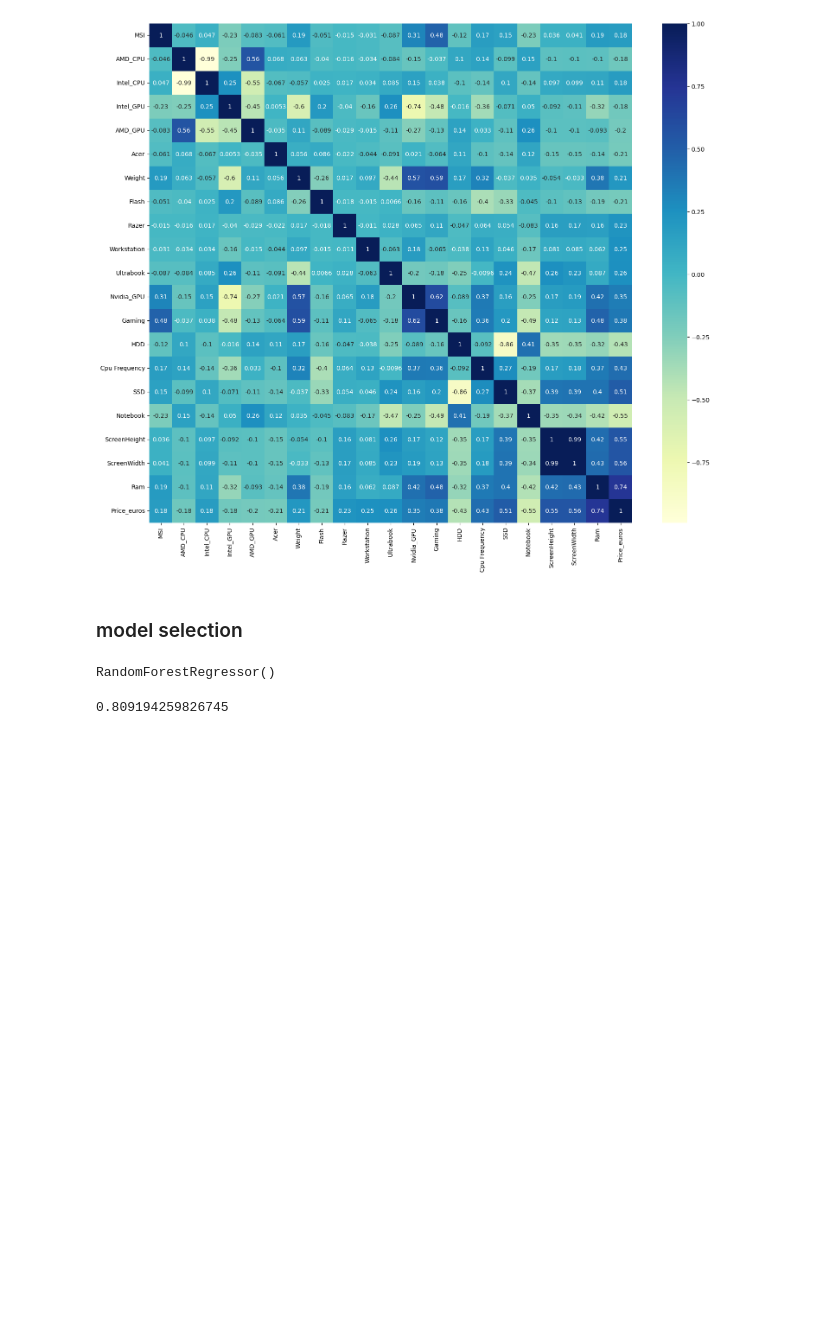
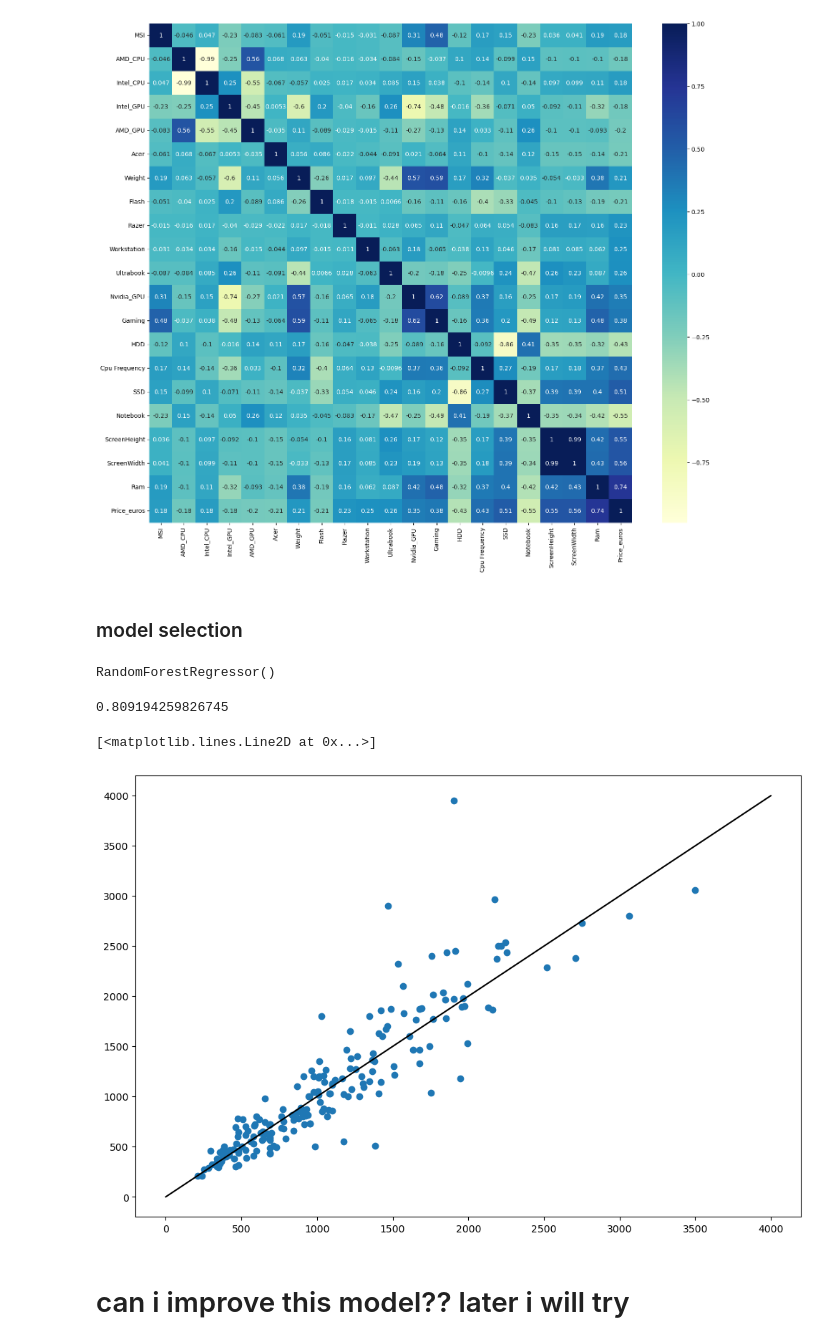
Before and after one commit to kamijoseph/laptop-price-prediction-model, a Jupyter notebook: Laptop_price_predictor.ipynb, the cells around one changed output. Cells and saved outputs as stored; diff of their text form; code cells hidden in the pictures; blank space fills up the shorter version.

Commit message:
wrap up. laptop complete pending tuning and improving of the model but that is a future task

```diff
--- a/Laptop_price_predictor.ipynb
+++ b/Laptop_price_predictor.ipynb
@@ -539,3 +539,14 @@ RandomForestRegressor()
 rnd_reg.score(X_test_scaled, y_test)
 # %% [output]
 0.809194259826745
+# %%
+y_predict = rnd_reg.predict(X_test_scaled)
+# %%
+plt.figure(figsize=(12, 8))
+plt.scatter(y_predict, y_test)
+plt.plot(range(0, 4000), range(0, 4000), c="black")
+# %% [output]
+[<matplotlib.lines.Line2D at 0x...>]
+[figure, added]
+# %% [markdown]
+ # can i improve this model?? later i will try
```
Also changed, not shown: parts of 1 cell of this notebook.
